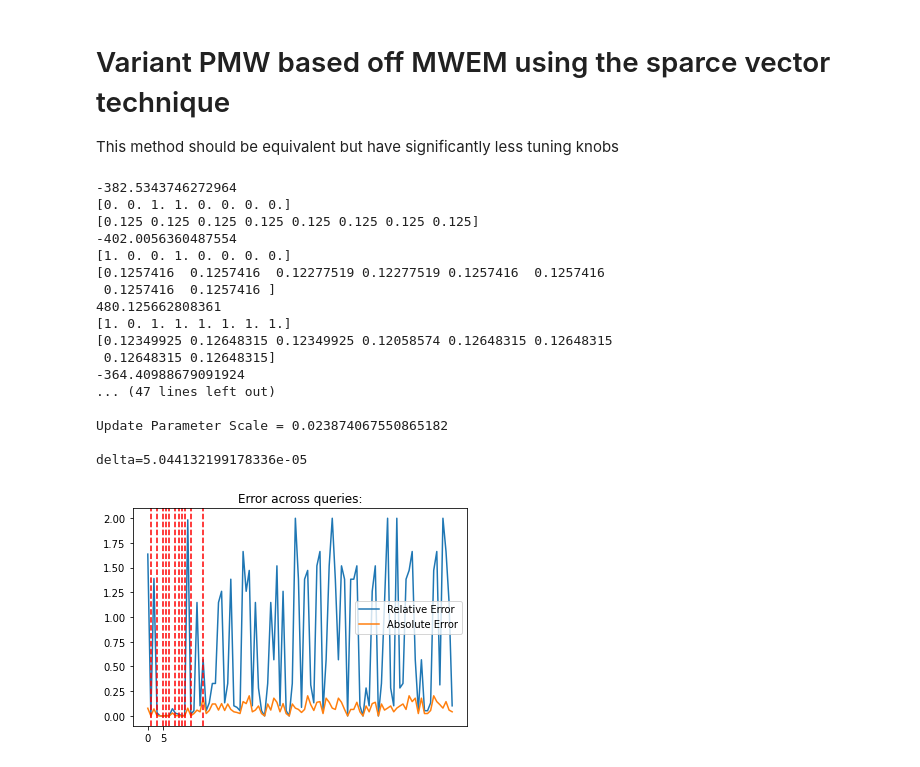
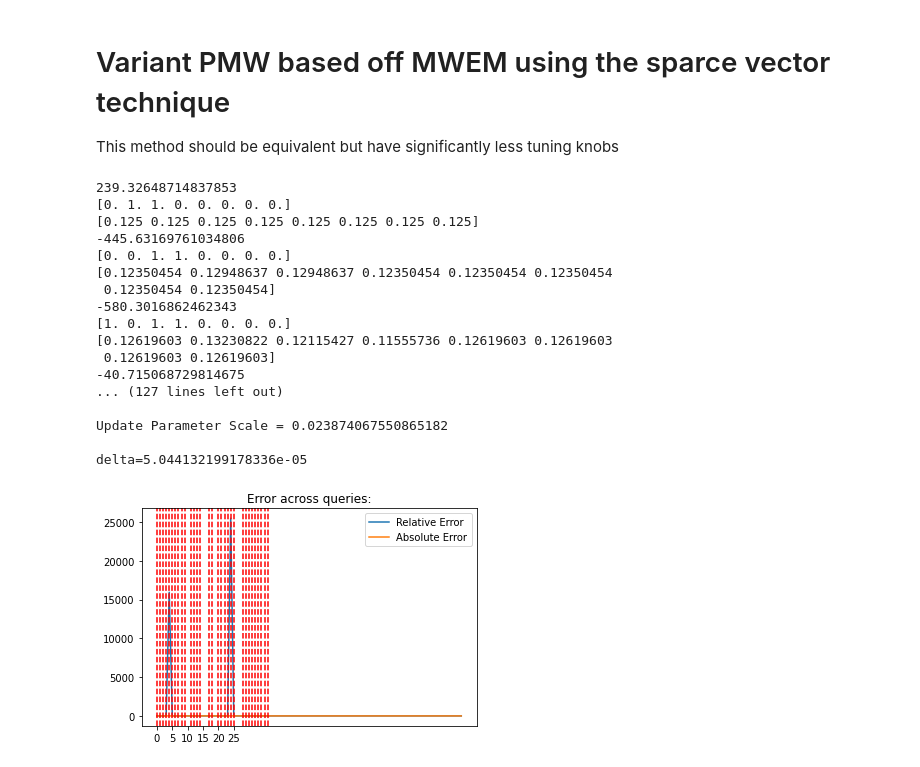
Before and after one commit to yikai-wu/Multi-Analyst-DP, a Jupyter notebook: src/pmw/run_until_failure_DP.ipynb, the cells around one changed output. Drawn from its saved outputs; the diff is of its cells as text; code cells hidden in the pictures.

```diff
--- a/src/pmw/run_until_failure_DP.ipynb
+++ b/src/pmw/run_until_failure_DP.ipynb
@@ -334,10 +334,11 @@ def pmw2(workload, x, T, eps=0.01, k=0, show_messages=True, to_return='pd', ):
             else:
                 r_t = np.ones(m) - query
             for i, v in enumerate(y_t):
-                y_t[i] = x_list[time][i] * math.exp(-eta * r_t[i])
+                #y_t[i] = x_list[time][i] * math.exp(-eta * r_t[i])
+                y_t[i] = x_list[time][i] * math.exp((d_t_hat/(2*n)) * query[i])
 
             print(d_t_hat)
-            print(r_t)
+            print(query)
             print(x_list[time])
             # step b
             x_t = y_t / np.sum(y_t)
@@ -408,27 +409,27 @@ def pmw2(workload, x, T, eps=0.01, k=0, show_messages=True, to_return='pd', ):
 # %%
 random_array = np.random.randint(2, size=(100,4))
 zero_array = np.zeros((100,4))
 alice = np.hstack((random_array, zero_array))
 bob = np.hstack((zero_array, random_array))
 pd.set_option("display.max_rows", None, "display.max_columns", None)
-output = pmw2(workload=alice, x=x_small, eps=10, T= 200, k=10, to_return='pd')
+output = pmw2(workload=alice, x=x_small, eps=1, T= 100, k=30, to_return='pd')
 #print(output)
 # %% [output]
--382.5343746272964
+239.32648714837853
+[0. 1. 1. 0. 0. 0. 0. 0.]
+[0.125 0.125 0.125 0.125 0.125 0.125 0.125 0.125]
+-445.63169761034806
 [0. 0. 1. 1. 0. 0. 0. 0.]
-[0.125 0.125 0.125 0.125 0.125 0.125 0.125 0.125]
--402.0056360487554
-[1. 0. 0. 1. 0. 0. 0. 0.]
-[0.1257416  0.1257416  0.12277519 0.12277519 0.1257416  0.1257416
- 0.1257416  0.1257416 ]
-480.125662808361
-[1. 0. 1. 1. 1. 1. 1. 1.]
-[0.12349925 0.12648315 0.12349925 0.12058574 0.12648315 0.12648315
- 0.12648315 0.12648315]
--364.40988679091924
-... (47 lines left out)
+[0.12350454 0.12948637 0.12948637 0.12350454 0.12350454 0.12350454
+ 0.12350454 0.12350454]
+-580.3016862462343
+[1. 0. 1. 1. 0. 0. 0. 0.]
+[0.12619603 0.13230822 0.12115427 0.11555736 0.12619603 0.12619603
+ 0.12619603 0.12619603]
+-40.715068729814675
+... (127 lines left out)
 
 Update Parameter Scale = 0.023874067550865182
 
 delta=5.044132199178336e-05
-[figure, old version]
+[figure, new version]
```
Also changed, not shown: parts of 1 cell of this notebook.
